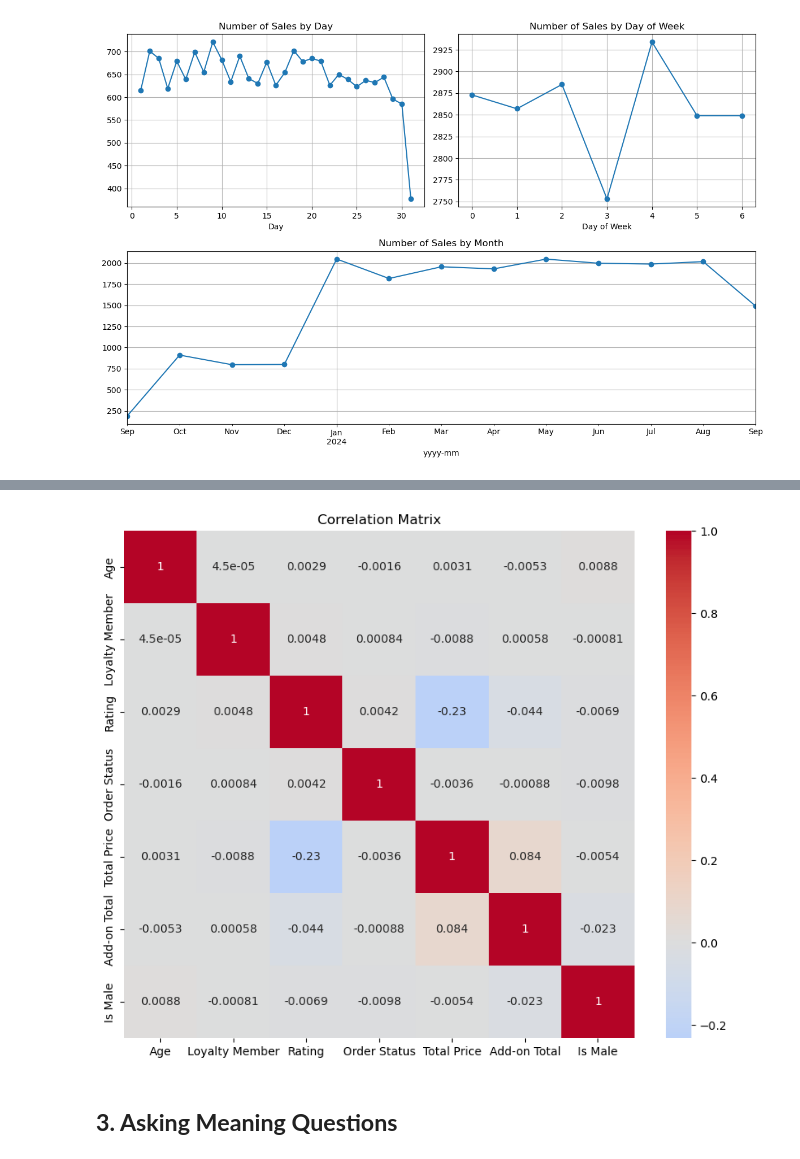
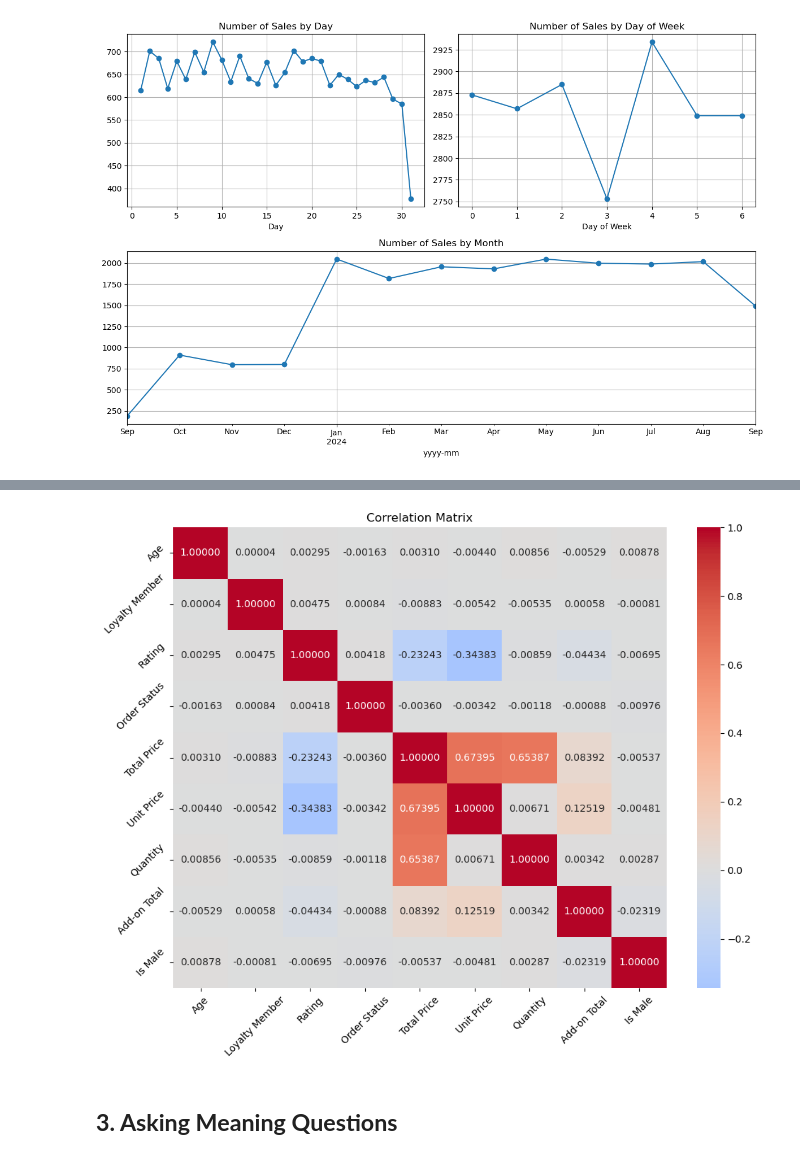
Before and after one commit to LtnLinh/CSC17104-Programming-for-Data-Science, a Jupyter notebook: Notebook.ipynb, the cells around one changed output, grey strips where cells are left out. Cells and saved outputs as stored; diff of their text form; code cells hidden in the pictures.

```diff
--- a/Notebook.ipynb
+++ b/Notebook.ipynb
@@ -310,18 +349,21 @@ edited_sales_df.describe()
 | 75% | 15504.000000 | 65.000000 | 0.000000 | 4.000000 | 1.000000 | 4639.600000 | 791.190000 | 8.000000 | ... |
 | max | 19998.000000 | 80.000000 | 1.000000 | 5.000000 | 1.000000 | 11396.800000 | 1139.680000 | 10.000000 | ... |
 # %%
-# Tạo ma trận tương quan cho các biến số
+# Create correlation matrix for numerical variables
 numeric_df = edited_sales_df.select_dtypes(include=['int64', 'float64']).drop(
-    'Customer ID', axis=1).drop("Unit Price", axis=1).drop("Quantity", axis=1)
+    'Customer ID', axis=1)
 corr_matrix = numeric_df.corr()
 
-# Vẽ heatmap
+# Plot heatmap
 plt.figure(figsize=(10, 8))
-sns.heatmap(corr_matrix, annot=True, cmap='coolwarm', center=0)
+sns.heatmap(corr_matrix, annot=True, cmap='coolwarm', center=0, fmt=".5f")
+plt.yticks(rotation=45)
+plt.xticks(rotation=45)
 plt.title('Correlation Matrix')
+plt.tight_layout()
 plt.show()
 # %% [output]
-[figure, old version]
+[figure, new version]
 # %% [markdown]
 ## **3. Asking Meaning Questions**
 # %% [markdown]
```
Also changed, not shown: parts of 17 cells of this notebook.
